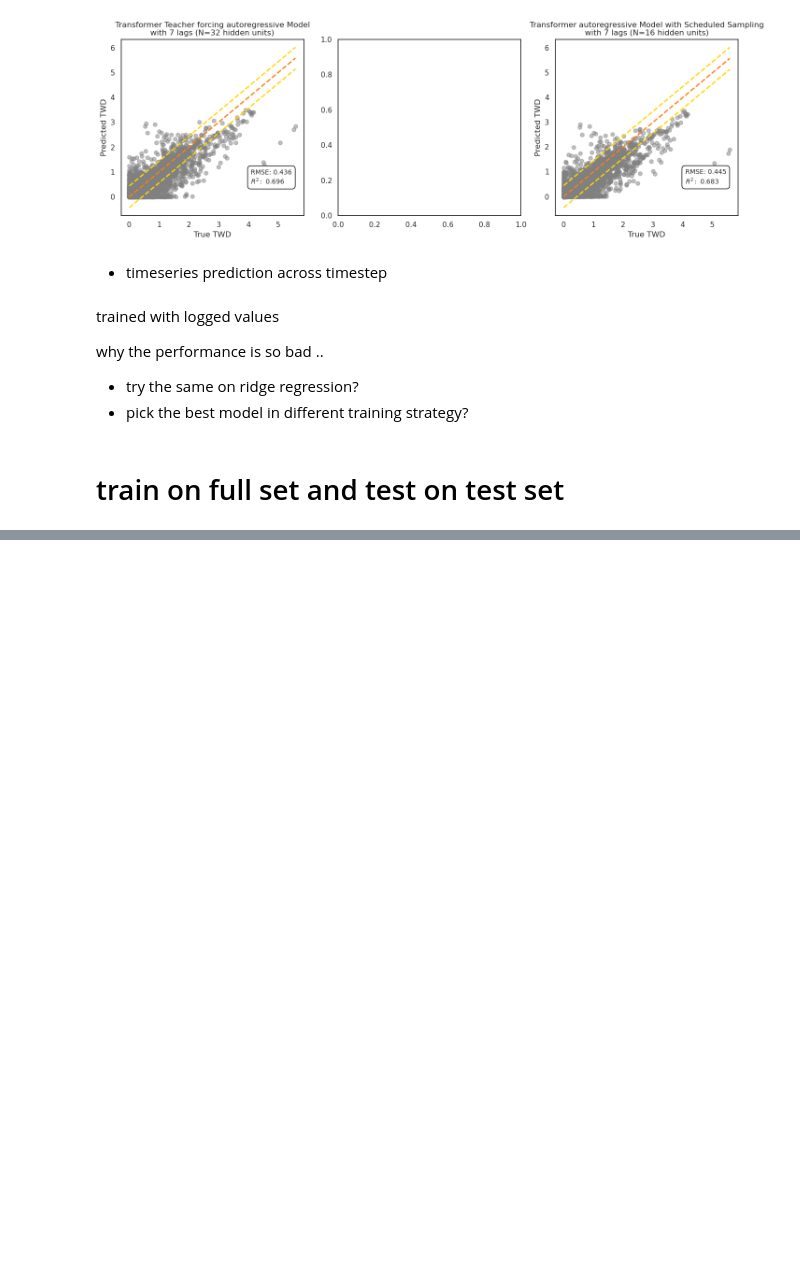
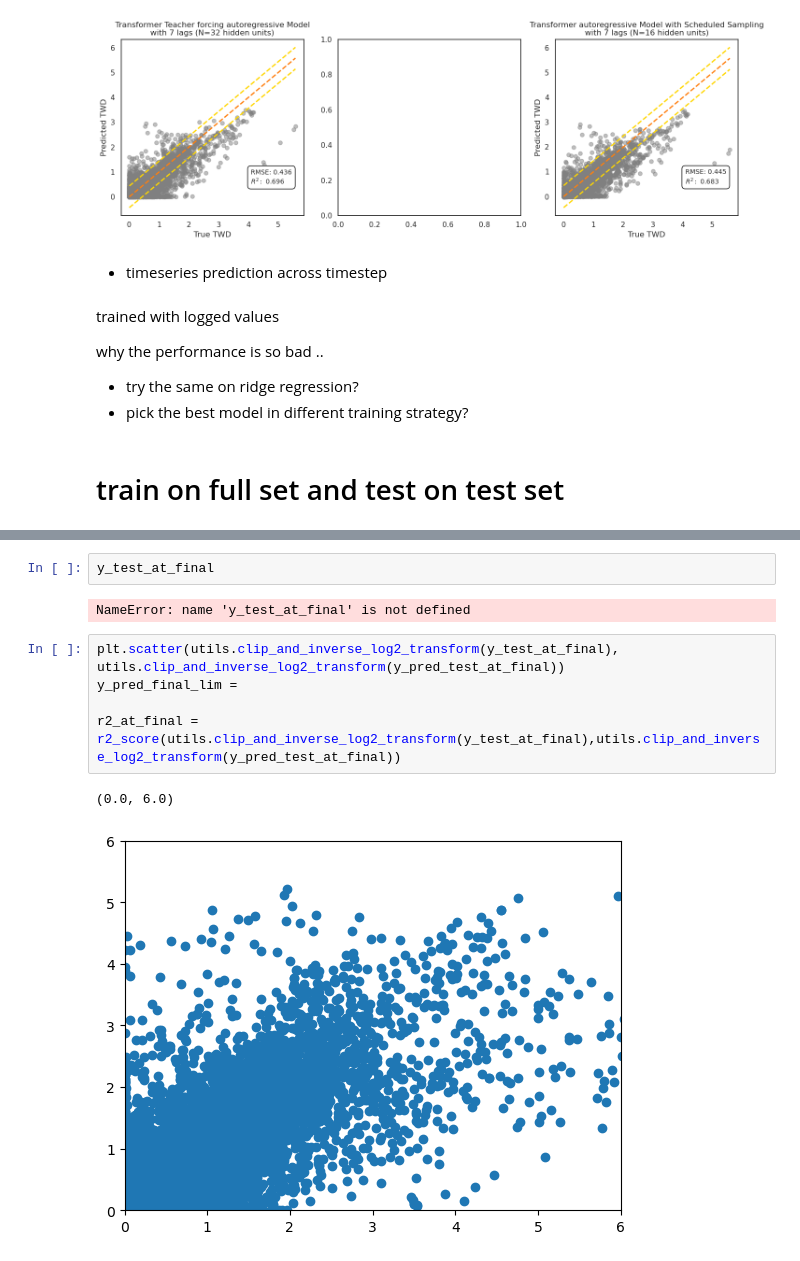
Before and after one commit to PinaColadast/eth-capstone-treewater-deficit, a Jupyter notebook: 04_Transformer_training_rolling_loss.ipynb, the cells around one changed output, grey strips where cells are left out. Cells and saved outputs as stored; diff of their text form; blank space fills up the shorter version.

Commit message:
test external set

```diff
--- a/04_Transformer_training_rolling_loss.ipynb
+++ b/04_Transformer_training_rolling_loss.ipynb
@@ -1439,0 +1440,13 @@ NameError: name 'utils' is not defined
+# %%
+y_test_at_final
+# %% [output]
+NameError: name 'y_test_at_final' is not defined
+# %%
+plt.scatter(utils.clip_and_inverse_log2_transform(y_test_at_final),
+utils.clip_and_inverse_log2_transform(y_pred_test_at_final))
+y_pred_final_lim =
+
+r2_at_final = r2_score(utils.clip_and_inverse_log2_transform(y_test_at_final),utils.clip_and_inverse_log2_transform(y_pred_test_at_final))
+# %% [output]
+(0.0, 6.0)
+[figure, added]
```
Also changed, not shown: parts of 3 cells of this notebook, 42 other files.
